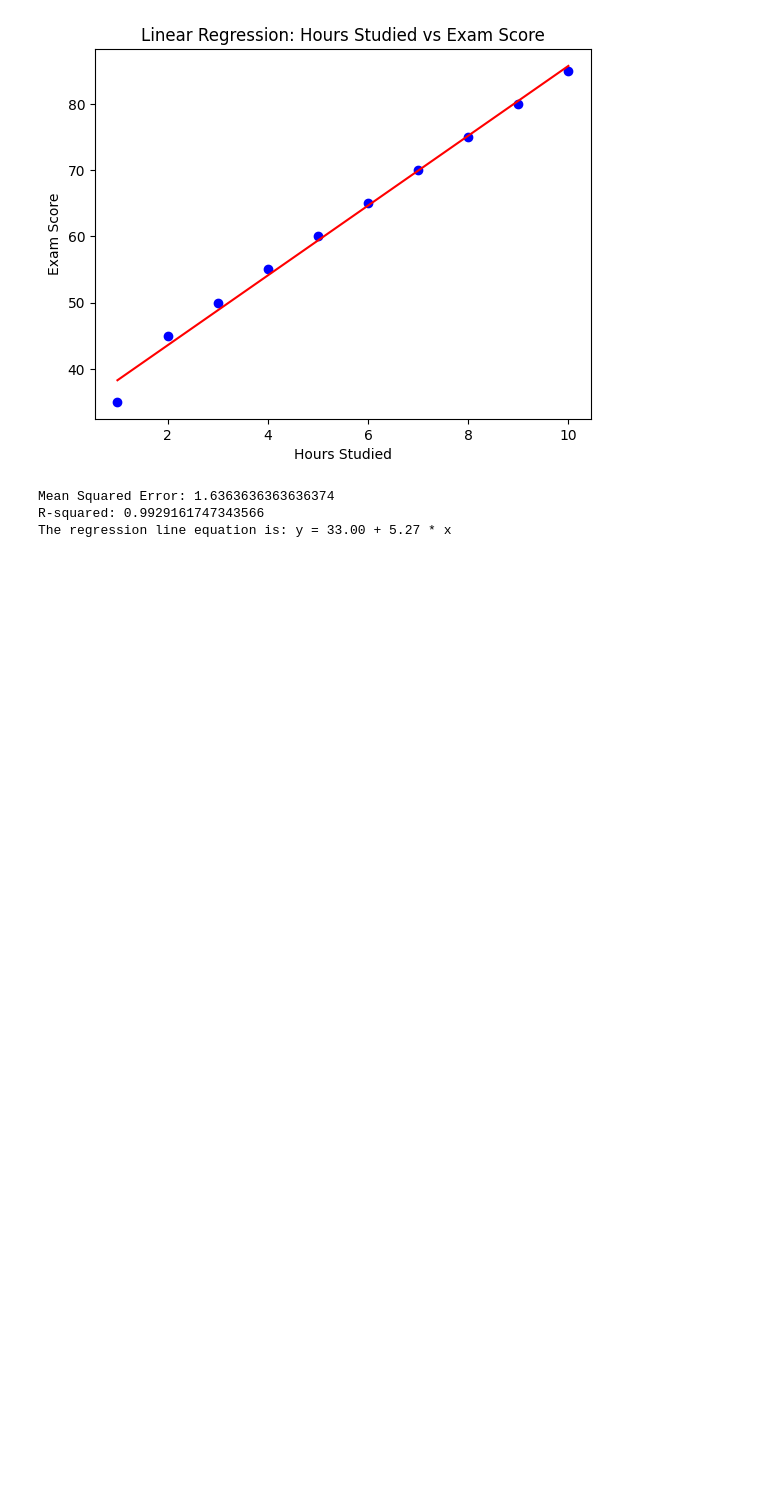
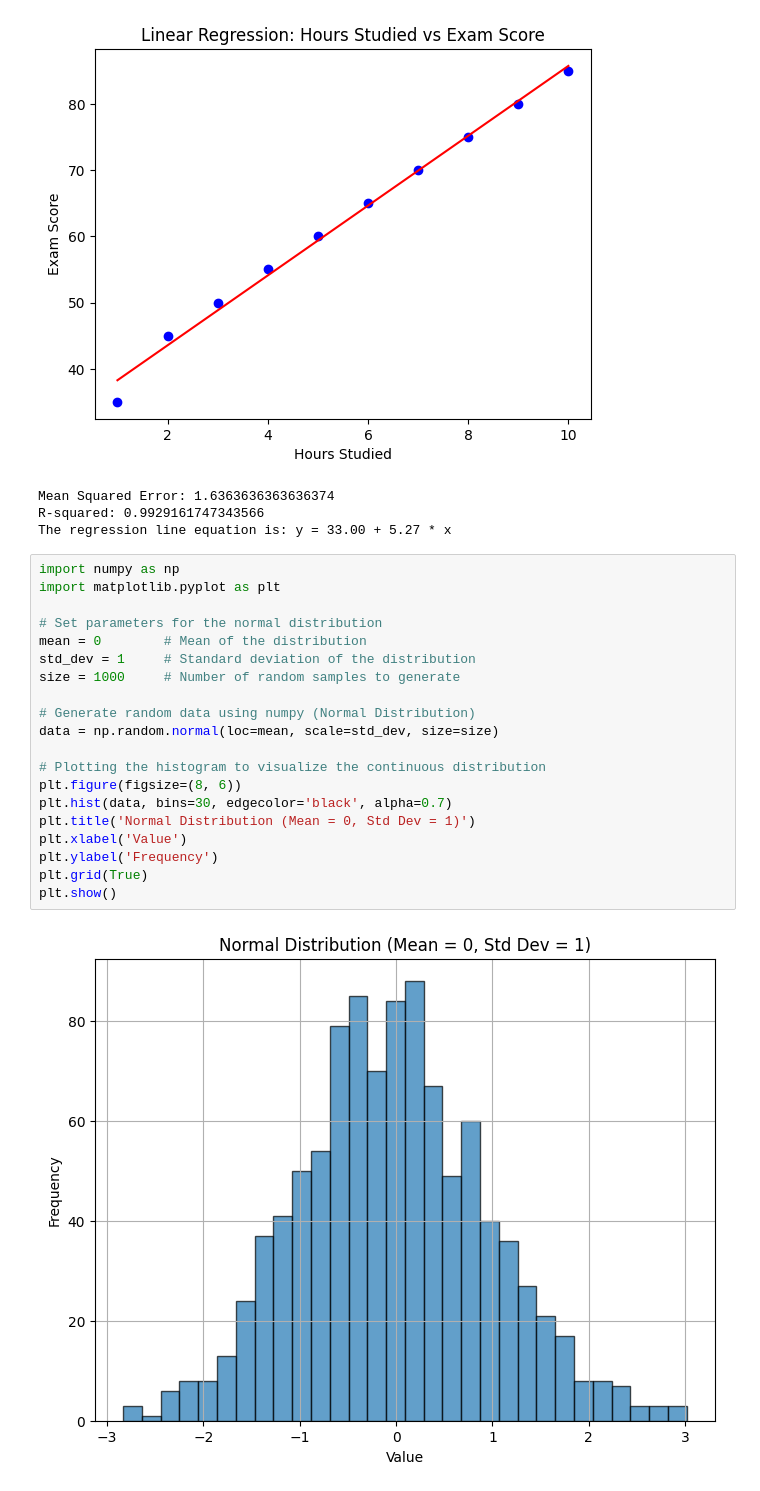
Before and after one commit to drscghosh/Testing, a Jupyter notebook: python-colab.ipynb, the cells around one changed output. Cells and saved outputs as stored; diff of their text form; blank space fills up the shorter version.

```diff
--- a/python-colab.ipynb
+++ b/python-colab.ipynb
@@ -1194,3 +1194,25 @@ Correlation between Hours Studied and Exam Score: 0.9964517924788718
 Mean Squared Error: 1.6363636363636374
 R-squared: 0.9929161747343566
 The regression line equation is: y = 33.00 + 5.27 * x
+# %%
+import numpy as np
+import matplotlib.pyplot as plt
+
+# Set parameters for the normal distribution
+mean = 0        # Mean of the distribution
+std_dev = 1     # Standard deviation of the distribution
+size = 1000     # Number of random samples to generate
+
+# Generate random data using numpy (Normal Distribution)
+data = np.random.normal(loc=mean, scale=std_dev, size=size)
+
+# Plotting the histogram to visualize the continuous distribution
+plt.figure(figsize=(8, 6))
+plt.hist(data, bins=30, edgecolor='black', alpha=0.7)
+plt.title('Normal Distribution (Mean = 0, Std Dev = 1)')
+plt.xlabel('Value')
+plt.ylabel('Frequency')
+plt.grid(True)
+plt.show()
+# %% [output]
+[figure, added]
```
